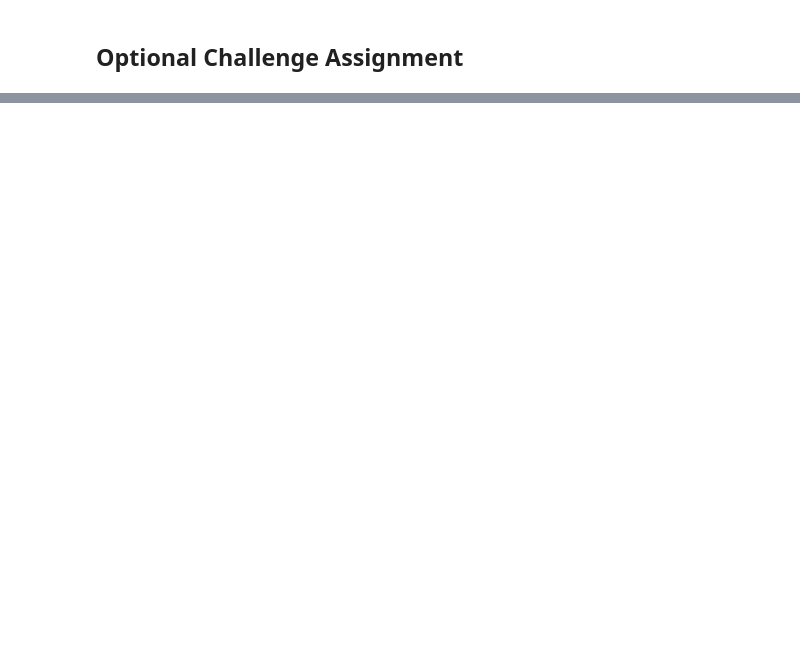
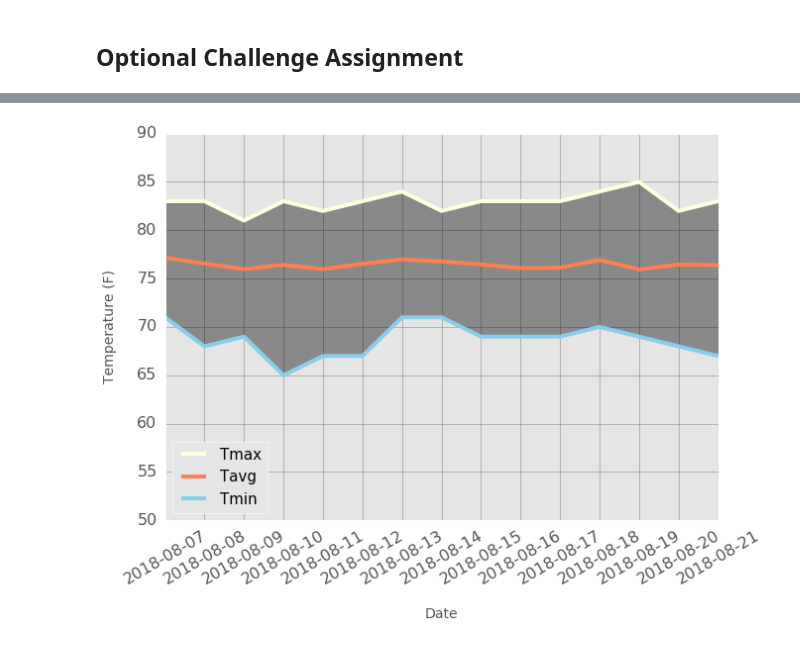
Before and after one commit to junwoo77lee/Advanced_data_storage_and_retrieval, a Jupyter notebook: climate_starter.ipynb, the cells around one changed output, grey strips where cells are left out. Saved outputs shown, nothing was run; the diff lists cells and outputs as text; code cells hidden in the pictures; blank space fills up the shorter version.

```diff
--- a/climate_starter.ipynb
+++ b/climate_starter.ipynb
@@ -314,0 +379,22 @@ daily_normals("01-01")
+# %%
+# Plot a line chart with the same data using fill_between method
+
+fig, ax = plt.subplots(figsize=(10, 7))
+
+ax.plot(df_daily_normals_for_mytrip.index, df_daily_normals_for_mytrip.Tmax, c='lightyellow', lw=4)
+ax.plot(df_daily_normals_for_mytrip.index, df_daily_normals_for_mytrip.Tavg, c='coral', lw=4)
+ax.plot(df_daily_normals_for_mytrip.index, df_daily_normals_for_mytrip.Tmin, c='skyblue', lw=4)
+ax.fill_between(x=df_daily_normals_for_mytrip.index, y1='Tmax', y2='Tmin',
+                 data=df_daily_normals_for_mytrip, alpha=0.4, color='k')
+
+
+plt.xlabel("Date", fontsize=14, labelpad=20)
+plt.ylabel("Temperature (F)", fontsize=14, labelpad=20)
+plt.ylim([50,90])
+plt.tick_params(labelsize=16,
+                which='both', top=False, left=False, right=False, bottom=False) # Remove all ticks
+plt.xticks(rotation=30)
+plt.legend(fontsize=15, loc="lower left")
+plt.grid(color='grey')
+# %% [output]
+[figure, added]
```
Also changed, not shown: parts of 20 cells of this notebook.
